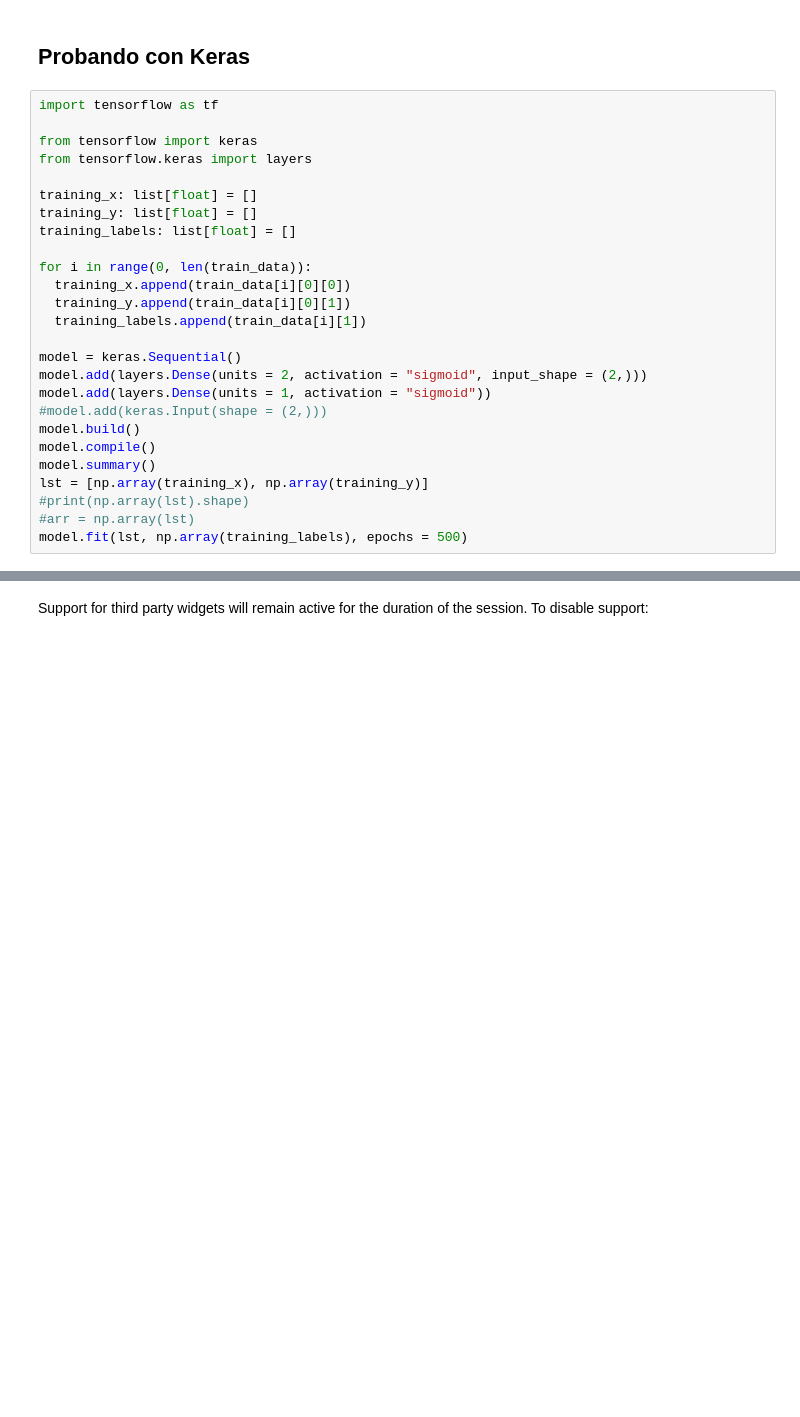
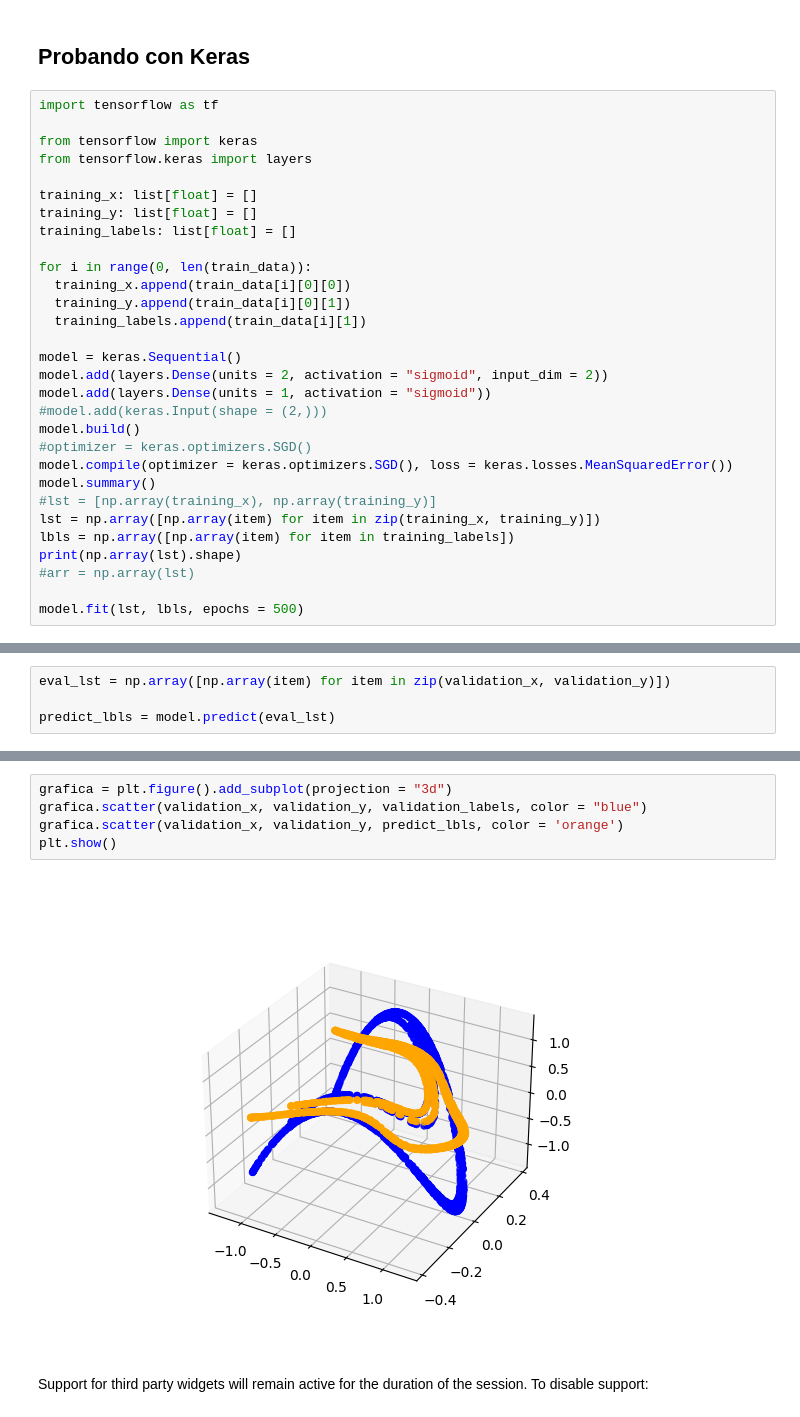
Before and after one commit to AndyMine12/practicasIA, a Jupyter notebook: Proyecto 1 - Forero Madera.ipynb, the cells around one changed output, grey strips where cells are left out. Cells and saved outputs as stored; diff of their text form; blank space fills up the shorter version.

Commit message:
Keras finally works

```diff
--- a/Proyecto 1 - Forero Madera.ipynb
+++ b/Proyecto 1 - Forero Madera.ipynb
@@ -138,14 +138,18 @@ for i in range(0, len(train_data)):
   training_labels.append(train_data[i][1])
 
 model = keras.Sequential()
-model.add(layers.Dense(units = 2, activation = "sigmoid", input_shape = (2,)))
+model.add(layers.Dense(units = 2, activation = "sigmoid", input_dim = 2))
 model.add(layers.Dense(units = 1, activation = "sigmoid"))
 #model.add(keras.Input(shape = (2,)))
 model.build()
-model.compile()
+#optimizer = keras.optimizers.SGD()
+model.compile(optimizer = keras.optimizers.SGD(), loss = keras.losses.MeanSquaredError())
 model.summary()
-lst = [np.array(training_x), np.array(training_y)]
-#print(np.array(lst).shape)
+#lst = [np.array(training_x), np.array(training_y)]
+lst = np.array([np.array(item) for item in zip(training_x, training_y)])
+lbls = np.array([np.array(item) for item in training_labels])
+print(np.array(lst).shape)
 #arr = np.array(lst)
-model.fit(lst, np.array(training_labels), epochs = 500)
+
+model.fit(lst, lbls, epochs = 500)
 # %% [output]
@@ -167,0 +185,4 @@ Invalid input shape for input Tensor("data:0", shape=(None,), dtype=float32). Ex
+# %%
+eval_lst = np.array([np.array(item) for item in zip(validation_x, validation_y)])
+
+predict_lbls = model.predict(eval_lst)
@@ -168,3 +191,10 @@ Invalid input shape for input Tensor("data:0", shape=(None,), dtype=float32). Ex
+# %%
+grafica = plt.figure().add_subplot(projection = "3d")
+grafica.scatter(validation_x, validation_y, validation_labels, color = "blue")
+grafica.scatter(validation_x, validation_y, predict_lbls, color = 'orange')
+plt.show()
+# %% [output]
+[figure, added]
 # %% [markdown]
 Support for third party widgets will remain active for the duration of the session. To disable support:
 # %%
```
Also changed, not shown: parts of 2 cells of this notebook.
